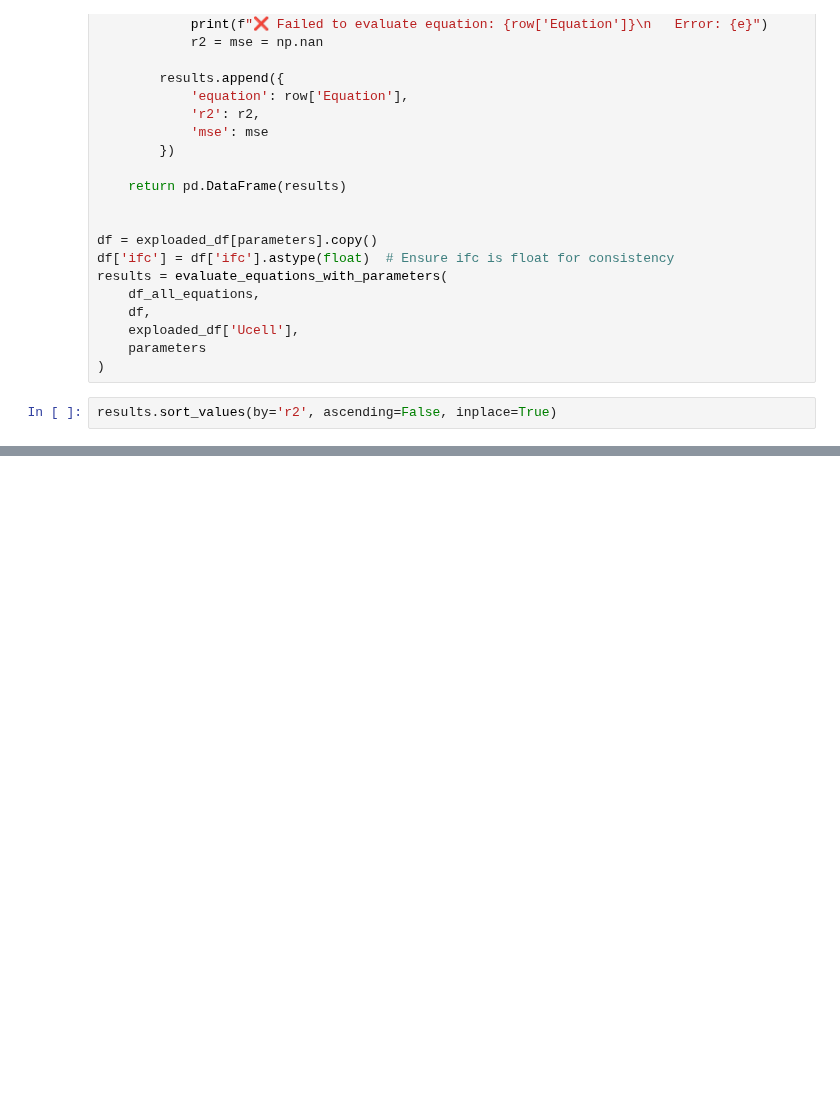
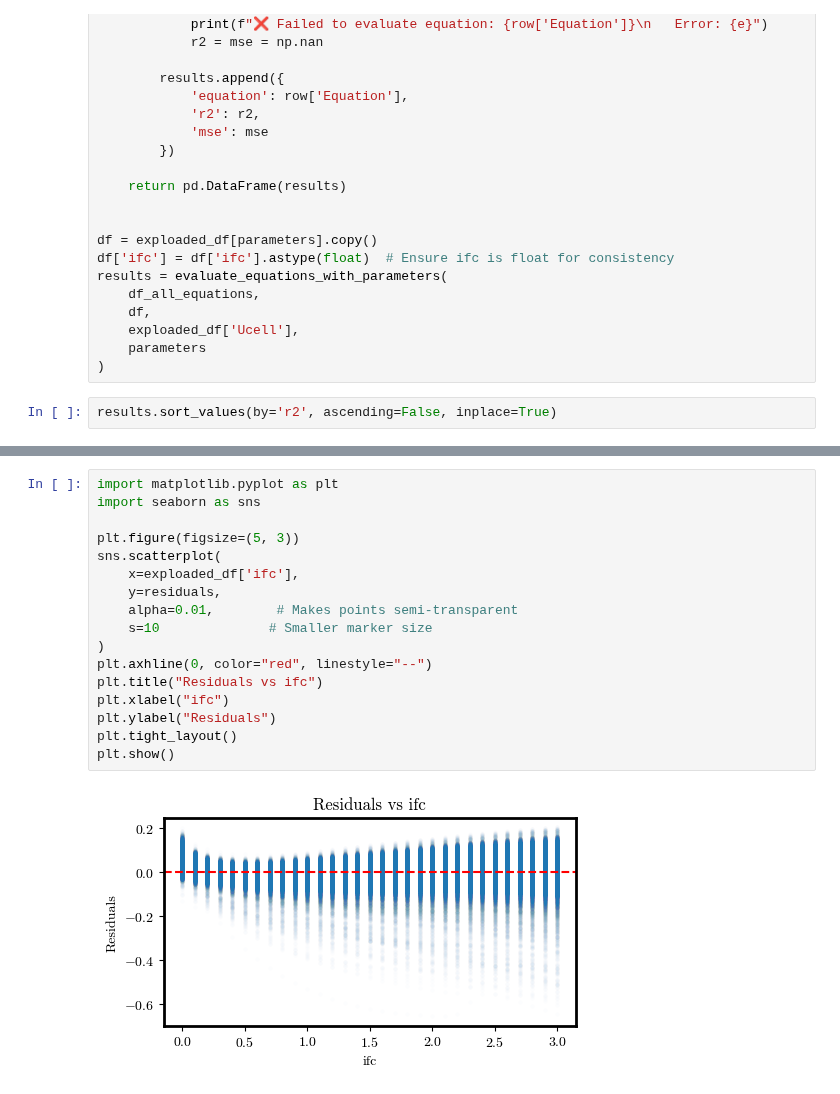
Before and after one commit to DejvisT/Sensitivity-Analysis-and-Surrogate-Modeling-of-PEM-Fuel-Cells, a Jupyter notebook: notebooks/14_SR_results.ipynb, the cells around one changed output, grey strips where cells are left out. Saved outputs shown, nothing was run; the diff lists cells and outputs as text; blank space fills up the shorter version.

```diff
--- a/notebooks/14_SR_results.ipynb
+++ b/notebooks/14_SR_results.ipynb
@@ -237,0 +313,19 @@ $\displaystyle \text{Equation: } 0.71649367 \\ \text{R}^2 = -0.0000, \quad \text
+# %%
+import matplotlib.pyplot as plt
+import seaborn as sns
+
+plt.figure(figsize=(5, 3))
+sns.scatterplot(
+    x=exploaded_df['ifc'],
+    y=residuals,
+    alpha=0.01,        # Makes points semi-transparent
+    s=10              # Smaller marker size
+)
+plt.axhline(0, color="red", linestyle="--")
+plt.title("Residuals vs ifc")
+plt.xlabel("ifc")
+plt.ylabel("Residuals")
+plt.tight_layout()
+plt.show()
+# %% [output]
+[figure, added]
```
Also changed, not shown: parts of 13 cells of this notebook, 2 other files.
